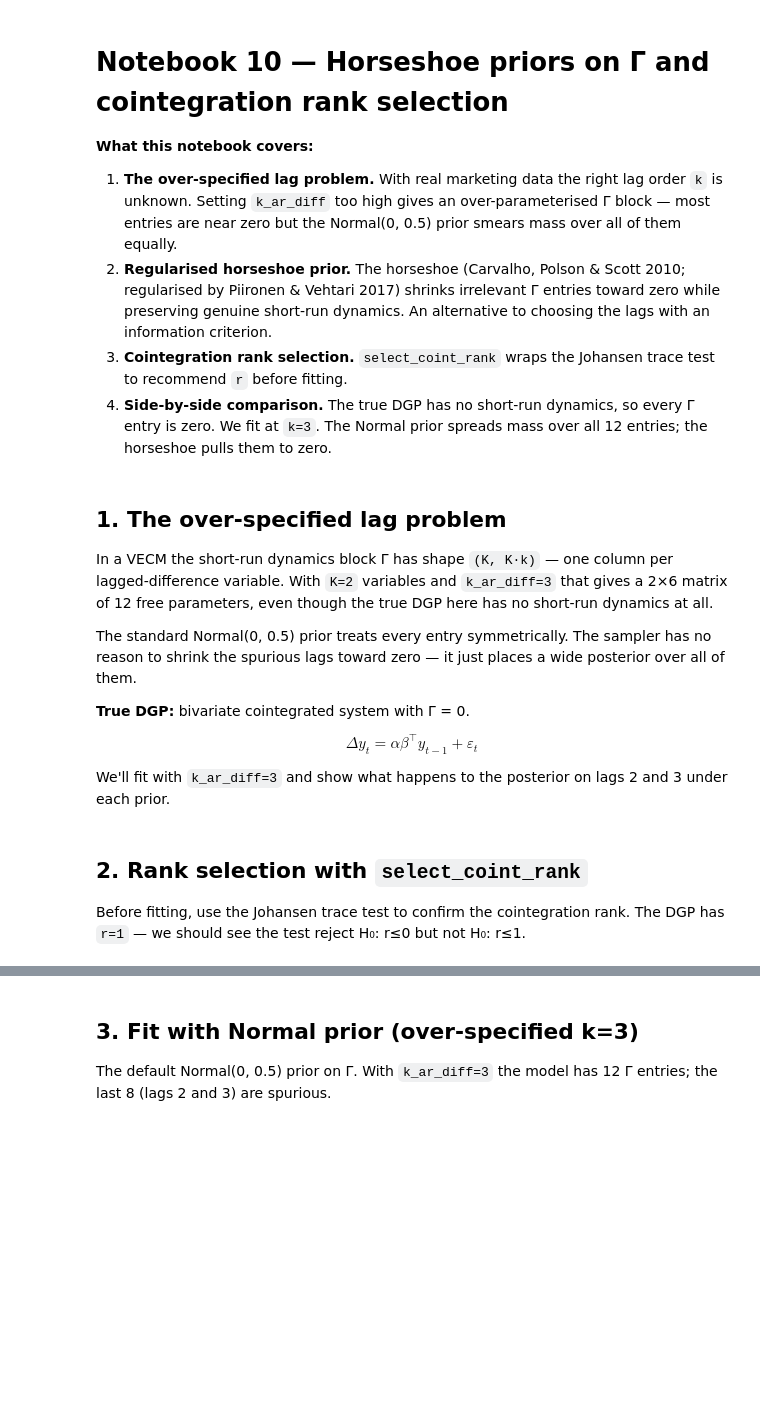
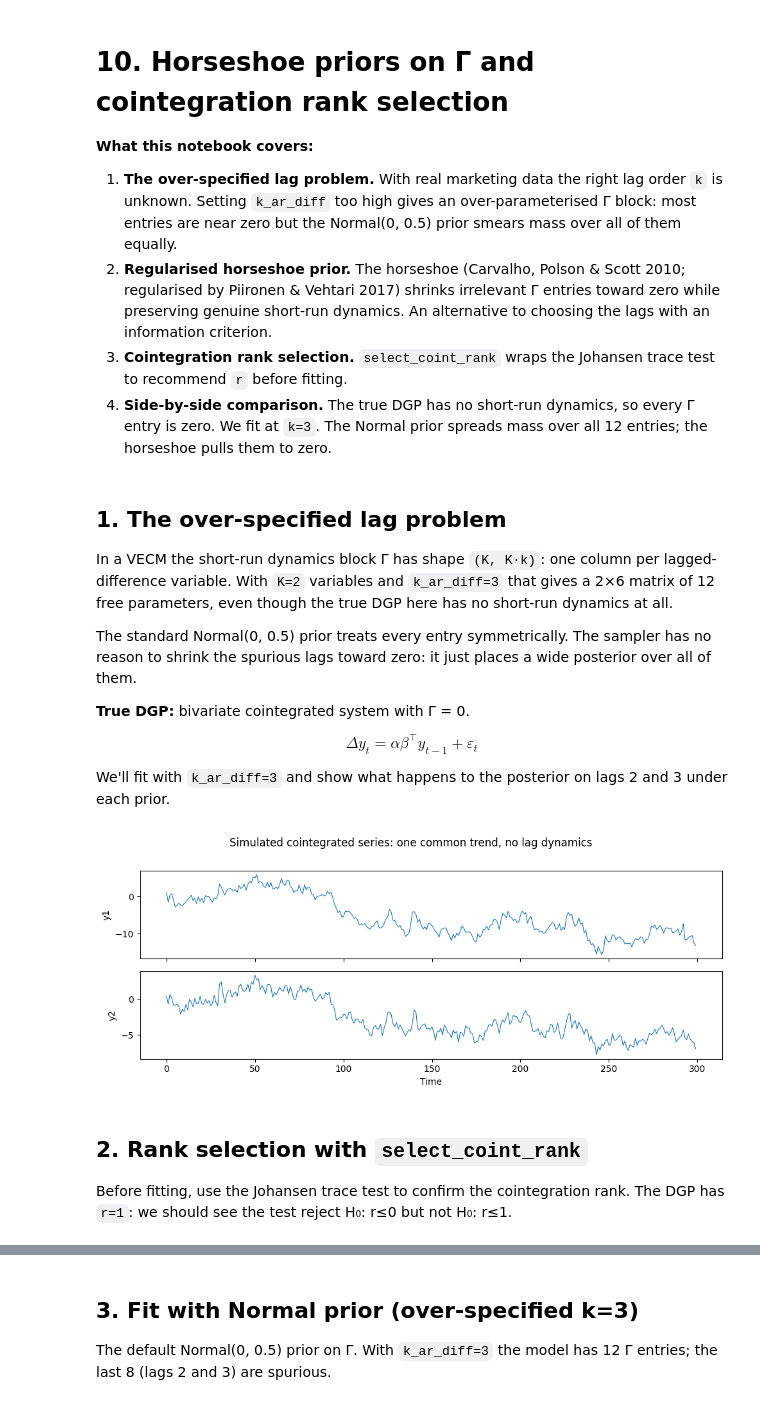
Before and after one commit to raz1470/bayesian_vecm, a Jupyter notebook: notebooks/build/10_horseshoe_prior_walkthrough.ipynb, the cells around one changed output, grey strips where cells are left out. Cells and saved outputs as stored; diff of their text form; code cells hidden in the pictures; blank space fills up the shorter version.

```diff
--- a/notebooks/build/10_horseshoe_prior_walkthrough.ipynb
+++ b/notebooks/build/10_horseshoe_prior_walkthrough.ipynb
@@ -1,9 +1,9 @@
 # %% [markdown]
-# Notebook 10 — Horseshoe priors on Γ and cointegration rank selection
+# 10. Horseshoe priors on Γ and cointegration rank selection
 
 **What this notebook covers:**
 
-1. **The over-specified lag problem.** With real marketing data the right lag order `k` is unknown. Setting `k_ar_diff` too high gives an over-parameterised Γ block — most entries are near zero but the Normal(0, 0.5) prior smears mass over all of them equally.
+1. **The over-specified lag problem.** With real marketing data the right lag order `k` is unknown. Setting `k_ar_diff` too high gives an over-parameterised Γ block: most entries are near zero but the Normal(0, 0.5) prior smears mass over all of them equally.
 2. **Regularised horseshoe prior.** The horseshoe (Carvalho, Polson & Scott 2010; regularised by Piironen & Vehtari 2017) shrinks irrelevant Γ entries toward zero while preserving genuine short-run dynamics. An alternative to choosing the lags with an information criterion.
 3. **Cointegration rank selection.** `select_coint_rank` wraps the Johansen trace test to recommend `r` before fitting.
 4. **Side-by-side comparison.** The true DGP has no short-run dynamics, so every Γ entry is zero. We fit at `k=3`. The Normal prior spreads mass over all 12 entries; the horseshoe pulls them to zero.
@@ -29,9 +29,9 @@ rng = np.random.default_rng(seed=42)
 # %% [markdown]
 ## 1. The over-specified lag problem
 
-In a VECM the short-run dynamics block Γ has shape `(K, K·k)` — one column per lagged-difference variable. With `K=2` variables and `k_ar_diff=3` that gives a 2×6 matrix of 12 free parameters, even though the true DGP here has no short-run dynamics at all.
+In a VECM the short-run dynamics block Γ has shape `(K, K·k)`: one column per lagged-difference variable. With `K=2` variables and `k_ar_diff=3` that gives a 2×6 matrix of 12 free parameters, even though the true DGP here has no short-run dynamics at all.
 
-The standard Normal(0, 0.5) prior treats every entry symmetrically. The sampler has no reason to shrink the spurious lags toward zero — it just places a wide posterior over all of them.
+The standard Normal(0, 0.5) prior treats every entry symmetrically. The sampler has no reason to shrink the spurious lags toward zero: it just places a wide posterior over all of them.
 
 **True DGP:** bivariate cointegrated system with Γ = 0.
 
@@ -43,32 +43,34 @@ We'll fit with `k_ar_diff=3` and show what happens to the posterior on lags 2 an
 # %%
 # --- True DGP: pure EC, no short-run dynamics (true Gamma = 0) ----------
 # Built from one common I(1) trend so rank=1 is reliably detected.
 # y1 ~ trend, y2 ~ 0.5 * trend  =>  cointegrating vector [1, -2].
 # There are NO genuine lag-1 dynamics (true Gamma is all zeros).
-# Fitting at k_ar_diff=3 gives 12 spurious Gamma entries — the ideal
+# Fitting at k_ar_diff=3 gives 12 spurious Gamma entries: the ideal
 # scenario to show that horseshoe shrinks them while Normal does not.
 n_obs = 300
 trend = np.cumsum(rng.normal(scale=1.0, size=n_obs))
 y = np.column_stack(
     [
         trend + rng.normal(scale=0.5, size=n_obs),
         0.5 * trend + rng.normal(scale=0.5, size=n_obs),
     ]
 )
 endog = pd.DataFrame(y, columns=["y1", "y2"])
 
 fig, axes = plt.subplots(2, 1, figsize=(10, 4), sharex=True)
 for i, ax in enumerate(axes):
     ax.plot(endog.iloc[:, i], lw=0.8)
     ax.set_ylabel(endog.columns[i])
 axes[-1].set_xlabel("Time")
-fig.suptitle("Simulated cointegrated series — one common trend, no lag dynamics", y=1.01)
+fig.suptitle("Simulated cointegrated series: one common trend, no lag dynamics", y=1.01)
 plt.tight_layout()
 plt.show()
+# %% [output]
+[figure, added]
 # %% [markdown]
 ## 2. Rank selection with `select_coint_rank`
 
-Before fitting, use the Johansen trace test to confirm the cointegration rank. The DGP has `r=1` — we should see the test reject H₀: r≤0 but not H₀: r≤1.
+Before fitting, use the Johansen trace test to confirm the cointegration rank. The DGP has `r=1`: we should see the test reject H₀: r≤0 but not H₀: r≤1.
 # %%
 rank_result = select_coint_rank(endog, k_ar_diff=3, det_order=0)
 print(rank_result)
```
Also changed, not shown: parts of 12 cells of this notebook, 16 other files.
